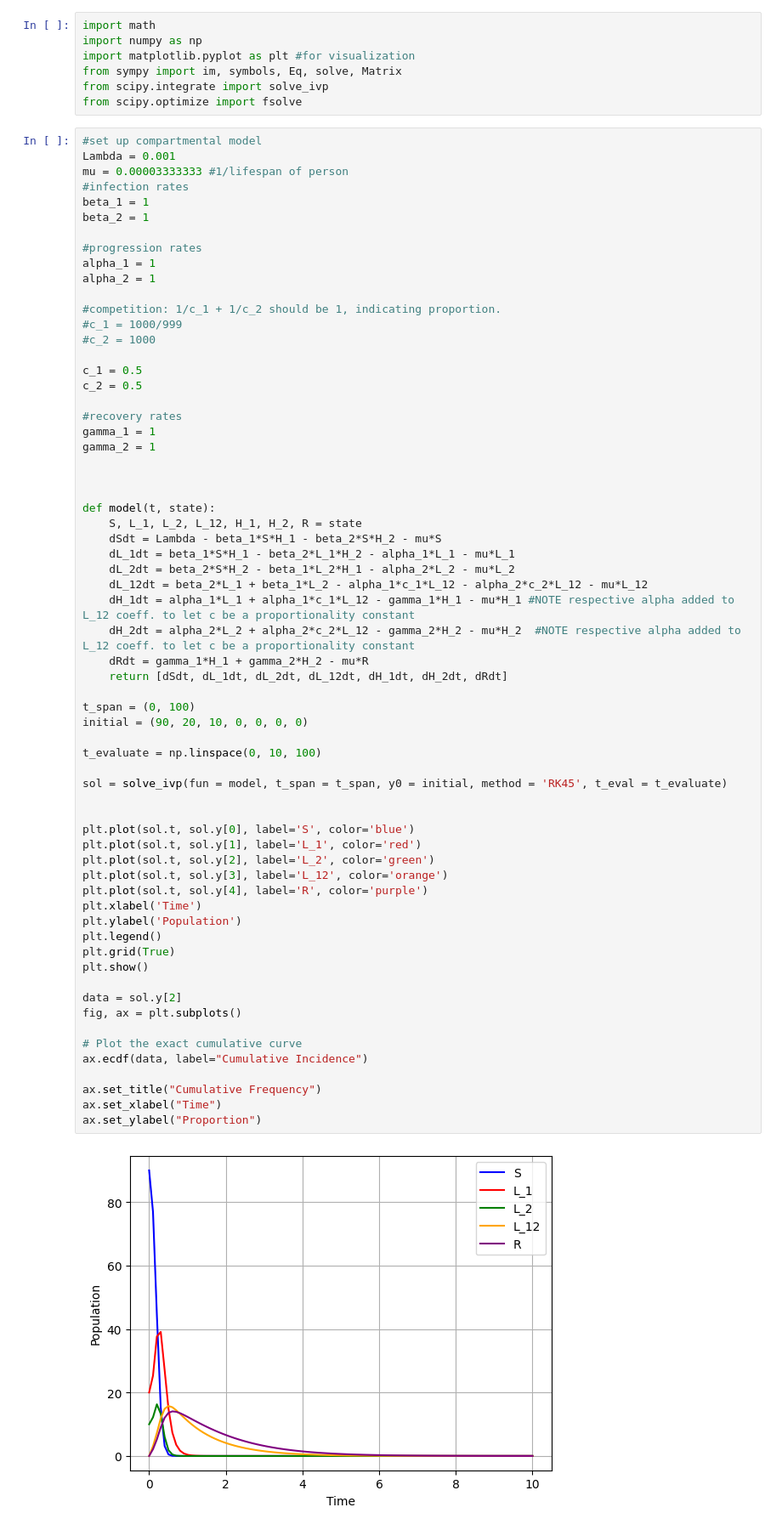
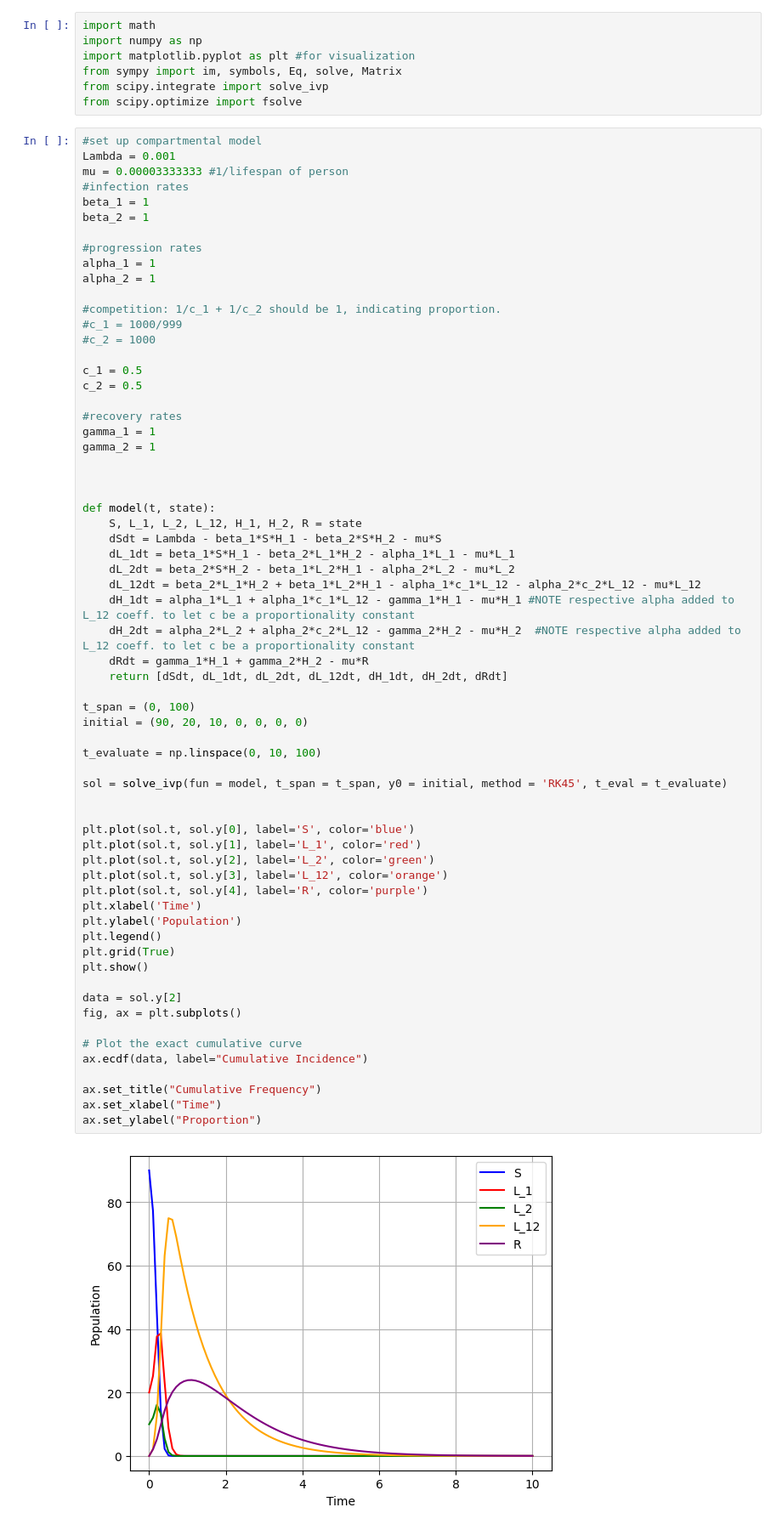
Before and after one commit to mcouture695/gt-quorumsensing-26, a Jupyter notebook: Time-Series-SLHR-multi.ipynb, the cells around one changed output. Shown at 85% size. Drawn from its saved outputs; the diff is of its cells as text.

```diff
--- a/Time-Series-SLHR-multi.ipynb
+++ b/Time-Series-SLHR-multi.ipynb
@@ -35,7 +35,7 @@ def model(t, state):
     dSdt = Lambda - beta_1*S*H_1 - beta_2*S*H_2 - mu*S
     dL_1dt = beta_1*S*H_1 - beta_2*L_1*H_2 - alpha_1*L_1 - mu*L_1
     dL_2dt = beta_2*S*H_2 - beta_1*L_2*H_1 - alpha_2*L_2 - mu*L_2
-    dL_12dt = beta_2*L_1 + beta_1*L_2 - alpha_1*c_1*L_12 - alpha_2*c_2*L_12 - mu*L_12
+    dL_12dt = beta_2*L_1*H_2 + beta_1*L_2*H_1 - alpha_1*c_1*L_12 - alpha_2*c_2*L_12 - mu*L_12
     dH_1dt = alpha_1*L_1 + alpha_1*c_1*L_12 - gamma_1*H_1 - mu*H_1 #NOTE respective alpha added to L_12 coeff. to let c be a proportionality constant
     dH_2dt = alpha_2*L_2 + alpha_2*c_2*L_12 - gamma_2*H_2 - mu*H_2  #NOTE respective alpha added to L_12 coeff. to let c be a proportionality constant
     dRdt = gamma_1*H_1 + gamma_2*H_2 - mu*R
@@ -43,32 +43,32 @@ def model(t, state):
 
 t_span = (0, 100)
 initial = (90, 20, 10, 0, 0, 0, 0)
 
 t_evaluate = np.linspace(0, 10, 100)
 
 sol = solve_ivp(fun = model, t_span = t_span, y0 = initial, method = 'RK45', t_eval = t_evaluate)
 
 
 plt.plot(sol.t, sol.y[0], label='S', color='blue')
 plt.plot(sol.t, sol.y[1], label='L_1', color='red')
 plt.plot(sol.t, sol.y[2], label='L_2', color='green')
 plt.plot(sol.t, sol.y[3], label='L_12', color='orange')
 plt.plot(sol.t, sol.y[4], label='R', color='purple')
 plt.xlabel('Time')
 plt.ylabel('Population')
 plt.legend()
 plt.grid(True)
 plt.show()
 
 data = sol.y[2]
 fig, ax = plt.subplots()
 
 # Plot the exact cumulative curve
 ax.ecdf(data, label="Cumulative Incidence")
 
 ax.set_title("Cumulative Frequency")
 ax.set_xlabel("Time")
 ax.set_ylabel("Proportion")
 # %% [output]
-[figure, old version]
+[figure, new version]
 Text(0, 0.5, 'Proportion')
```
Also changed, not shown: parts of 2 cells of this notebook.
